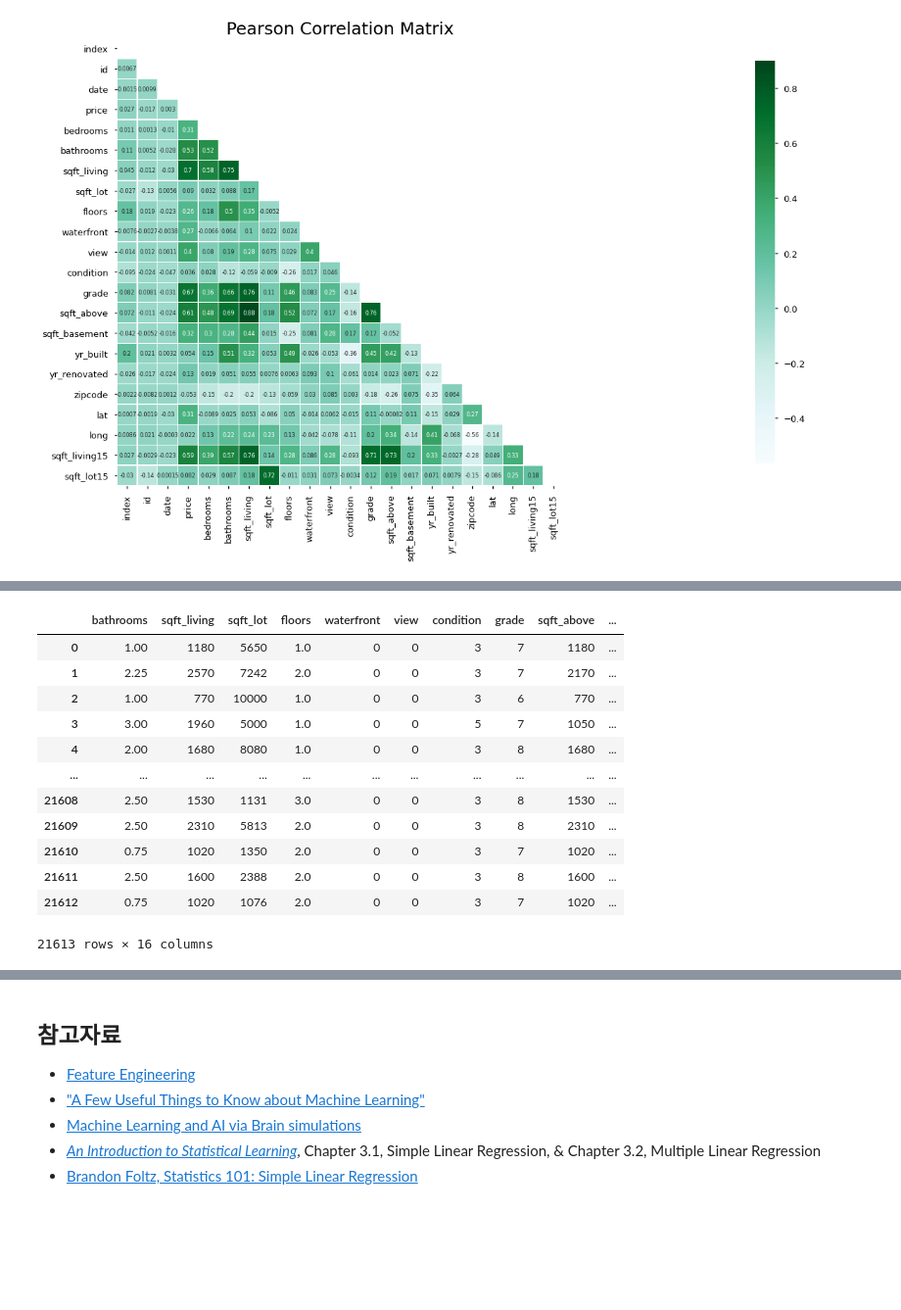
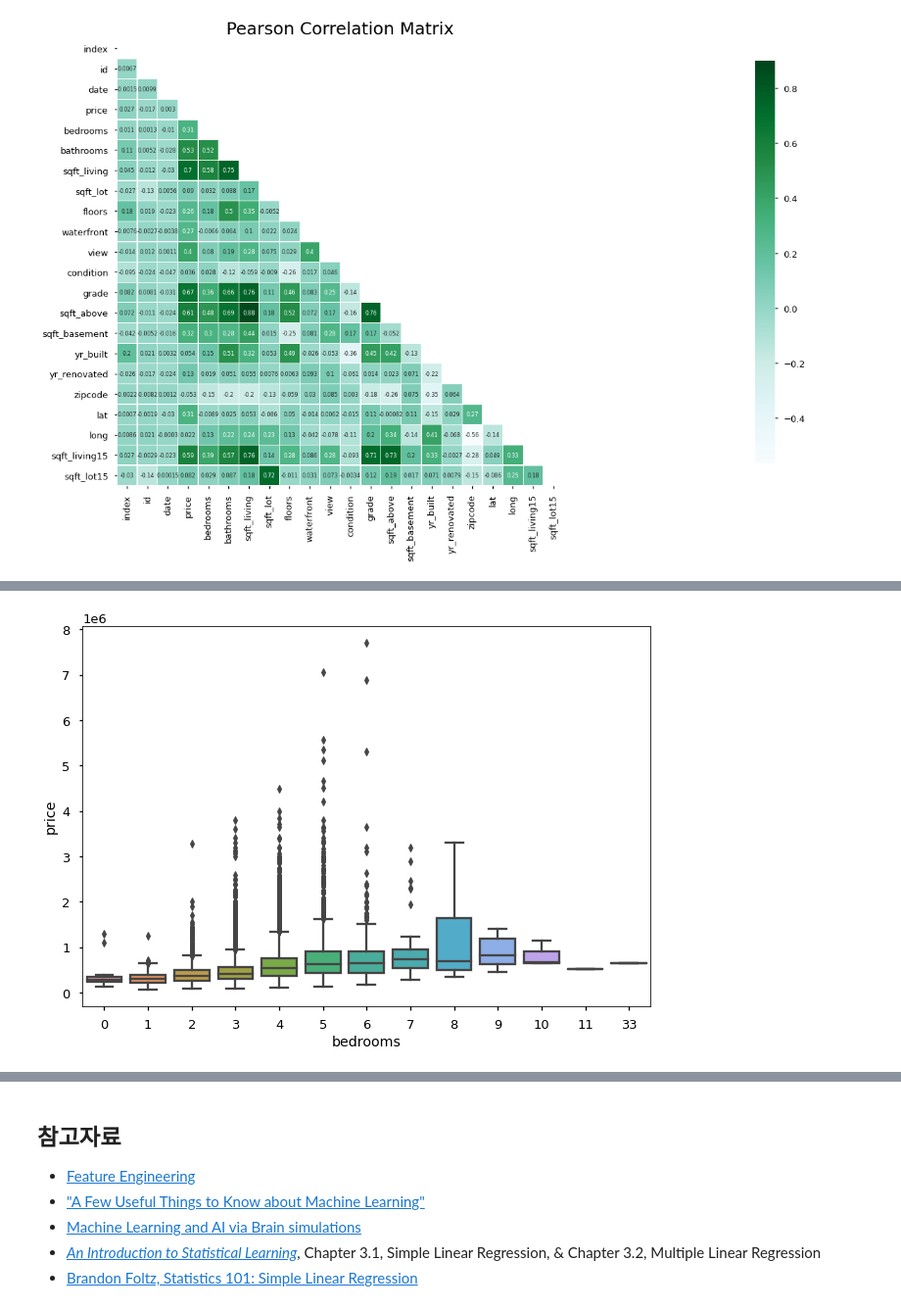
Before and after one commit to KyungRyeolBaek/study, a Jupyter notebook: n212-multiple-regression/n212a-multiple-regression.ipynb, the cells around one changed output, grey strips where cells are left out. Shown at 98% size. Saved outputs shown, nothing was run; the diff lists cells and outputs as text; code cells hidden in the pictures; blank space fills up the shorter version.

```diff
--- a/n212-multiple-regression/n212a-multiple-regression.ipynb
+++ b/n212-multiple-regression/n212a-multiple-regression.ipynb
@@ -779,4 +343,0 @@ df.iloc[:,4:].iloc[:,mask]
-# %%
-import pandas as pd
-df = pd.read_csv('https://ds-lecture-data.s3.ap-northeast-2.amazonaws.com/kc_house_data/kc_house_data.csv')
-df
@@ -797,16 +344,6 @@ df
-# %%
-df.iloc[:,4:].drop('long', axis = 1)
-# %% [output]
-|  | bathrooms | sqft_living | sqft_lot | floors | waterfront | view | condition | grade | sqft_above | ... |
-| 0 | 1.00 | 1180 | 5650 | 1.0 | 0 | 0 | 3 | 7 | 1180 | ... |
-| 1 | 2.25 | 2570 | 7242 | 2.0 | 0 | 0 | 3 | 7 | 2170 | ... |
-| 2 | 1.00 | 770 | 10000 | 1.0 | 0 | 0 | 3 | 6 | 770 | ... |
-| 3 | 3.00 | 1960 | 5000 | 1.0 | 0 | 0 | 5 | 7 | 1050 | ... |
-| 4 | 2.00 | 1680 | 8080 | 1.0 | 0 | 0 | 3 | 8 | 1680 | ... |
-| ... | ... | ... | ... | ... | ... | ... | ... | ... | ... | ... |
-| 21608 | 2.50 | 1530 | 1131 | 3.0 | 0 | 0 | 3 | 8 | 1530 | ... |
-| 21609 | 2.50 | 2310 | 5813 | 2.0 | 0 | 0 | 3 | 8 | 2310 | ... |
-| 21610 | 0.75 | 1020 | 1350 | 2.0 | 0 | 0 | 3 | 7 | 1020 | ... |
-| 21611 | 2.50 | 1600 | 2388 | 2.0 | 0 | 0 | 3 | 8 | 1600 | ... |
-| 21612 | 0.75 | 1020 | 1076 | 2.0 | 0 | 0 | 3 | 7 | 1020 | ... |
-21613 rows × 16 columns
+# %%
+import seaborn as sns
+
+sns.boxplot(data = df, x = 'bedrooms', y = 'price');
+# %% [output]
+[figure, added]
```
Also changed, not shown: parts of 41 cells of this notebook.
